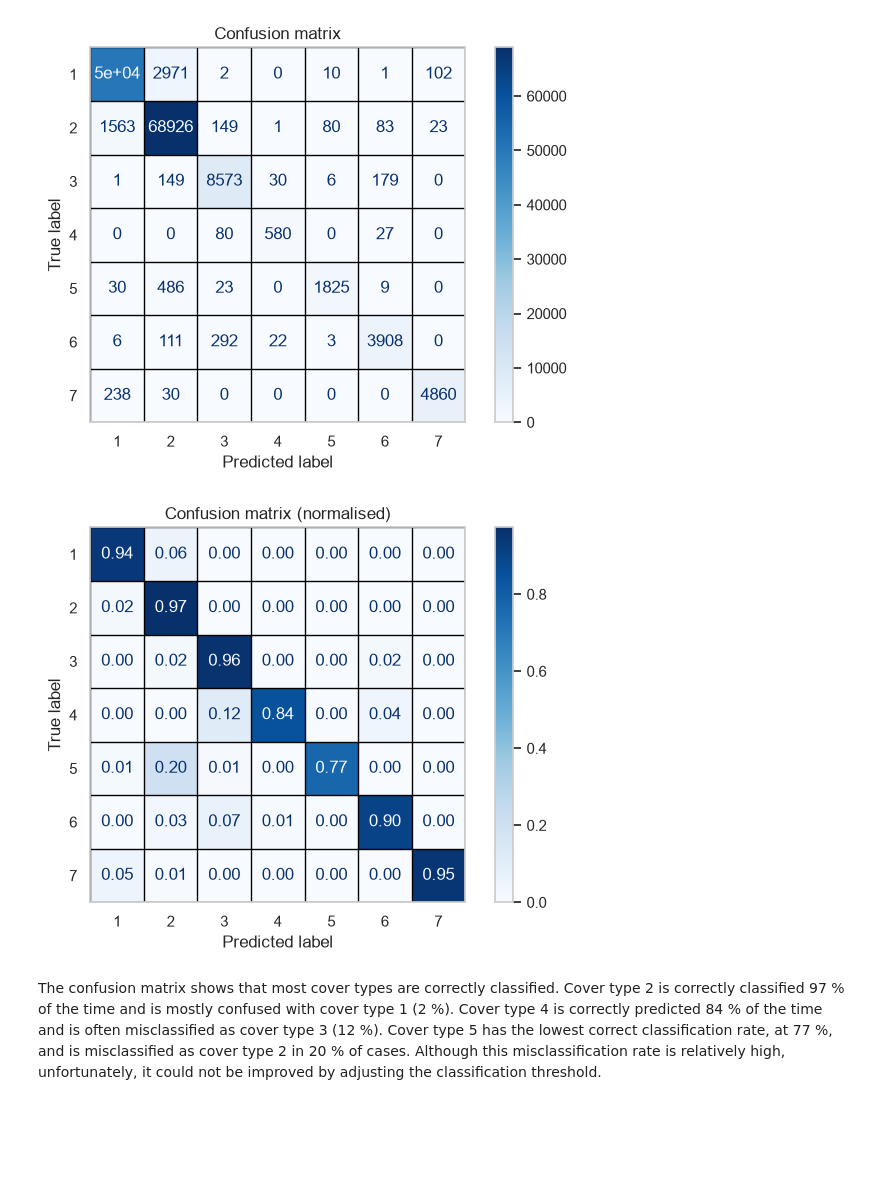
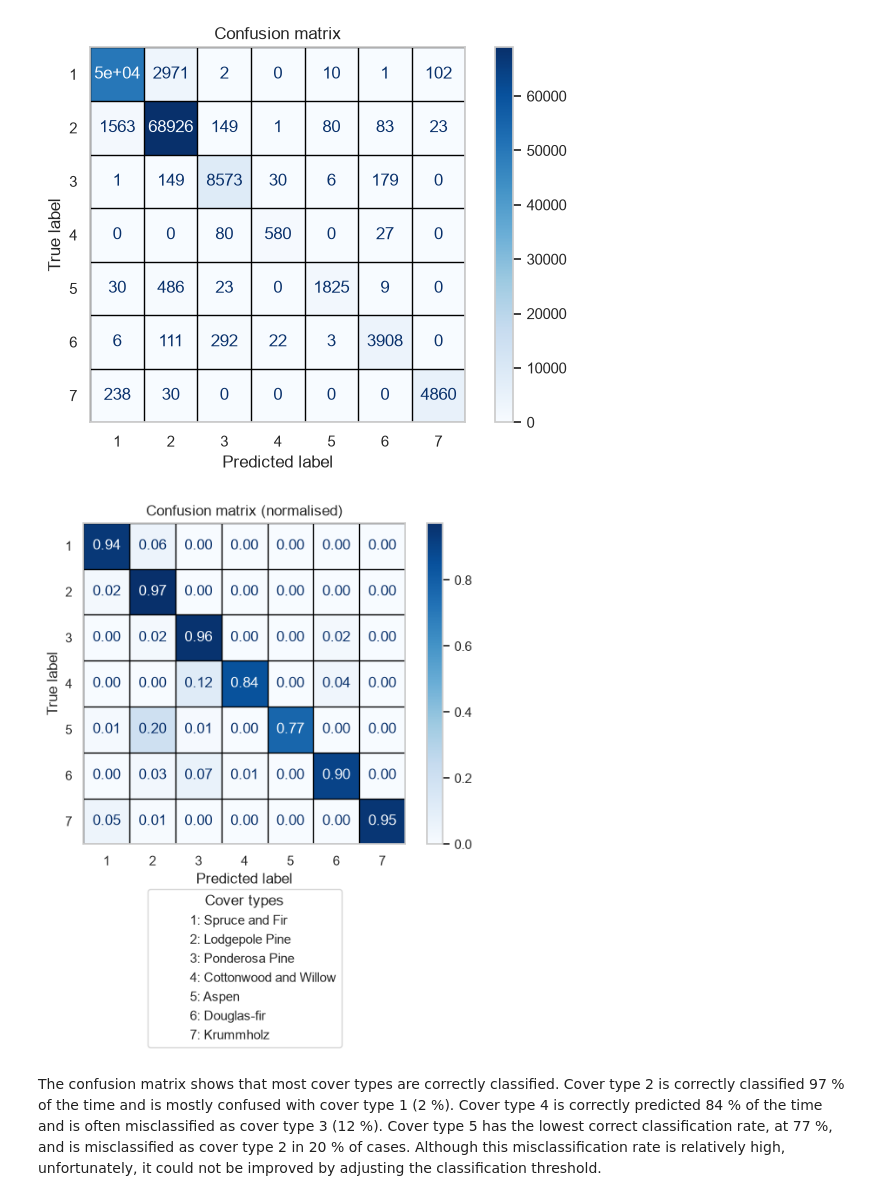
Before and after one commit to zoedoucet/project-2-machine-learning, a Jupyter notebook: notebooks/03_evaluation_and_interpretation.ipynb, the cells around one changed output. Saved outputs shown, nothing was run; the diff lists cells and outputs as text; code cells hidden in the pictures; blank space fills up the shorter version.

Commit message:
added legend to confusion matrix

```diff
--- a/notebooks/03_evaluation_and_interpretation.ipynb
+++ b/notebooks/03_evaluation_and_interpretation.ipynb
@@ -52,6 +49,15 @@ pd.set_option("display.max_columns", 100)
 # %%
 # Loading the clean data
 covertype = pd.read_csv("../data/covertype_clean.csv") # loading the data
+# %%
+cover_type_names = {
+    1: "Spruce and Fir",
+    2: "Lodgepole Pine",
+    3: "Ponderosa Pine",
+    4: "Cottonwood and Willow",
+    5: "Aspen",
+    6: "Douglas-fir",
+    7: "Krummholz"}
 # %% [markdown]
 ---
 ## 1. The question and the final model
@@ -195,20 +201,24 @@ weighted avg      0.954     0.954     0.954    145253
 # %%
 # Confusion matrix normalised
 disp = ConfusionMatrixDisplay.from_predictions(y_test, y_pred, xticks_rotation="horizontal", cmap="Blues", normalize= "true", values_format=".2f")
 
 ax = disp.ax_
 n = len(disp.display_labels)
 ax.grid(False, which="both")
 ax.set_title("Confusion matrix (normalised)")
 ax.set_xticks(np.arange(n + 1) - 0.5, minor=True)
 ax.set_yticks(np.arange(n + 1) - 0.5, minor=True)
 ax.grid(which="minor", color="black", linestyle="-", linewidth=1)
 ax.tick_params(which="minor", bottom=False, left=False)
 
-plt.tight_layout()
+legend_handles = [Patch(facecolor="none", edgecolor="none",label=f"{label}: {name}")
+          for label, name in cover_type_names.items()]
+ax.legend(handles=legend_handles, title="Cover types", loc="upper center", bbox_to_anchor=(0.5, -0.12), frameon=True)
+
+#plt.tight_layout()
 plt.show()
 # %% [output]
-[figure, old version]
+[figure, new version]
 # %% [markdown]
 The confusion matrix shows that most cover types are correctly classified. Cover type 2 is correctly classified 97 % of the time and is mostly confused with cover type 1 (2 %). Cover type 4 is correctly predicted 84 % of the time and is often misclassified as cover type 3 (12 %). Cover type 5 has the lowest correct classification rate, at 77 %, and is misclassified as cover type 2 in 20 % of cases. Although this misclassification rate is relatively high, unfortunately, it could not be improved by adjusting the classification threshold.
 # %% [markdown]
```
Also changed, not shown: parts of 2 cells of this notebook.
